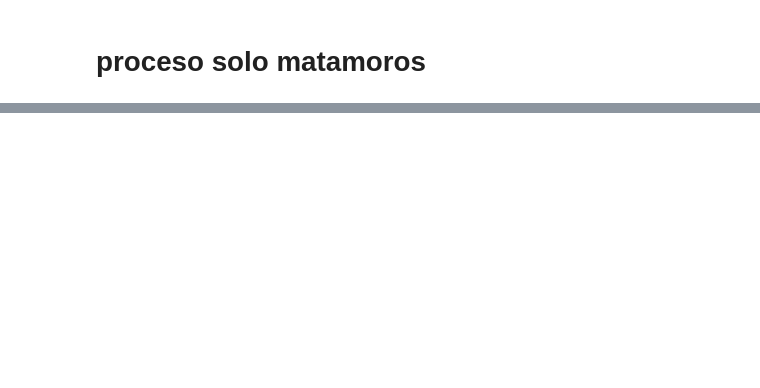
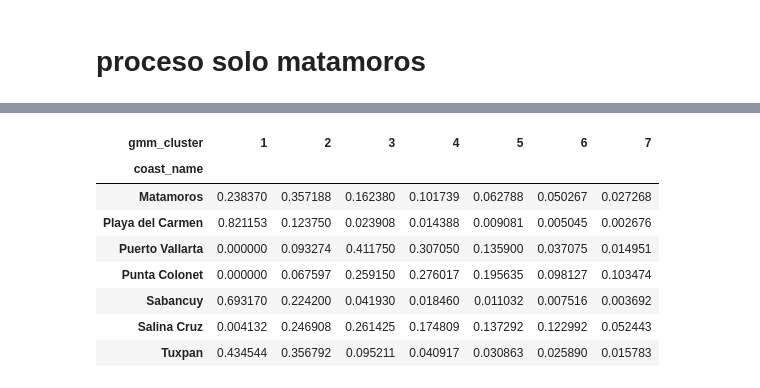
Before and after one commit to JeremyAlexis132/CienciaDeDatos, a Jupyter notebook: code/ML/wave_classifier/wave_classifier.ipynb, the cells around one changed output, grey strips where cells are left out. Cells and saved outputs as stored; diff of their text form; code cells hidden in the pictures; blank space fills up the shorter version.

```diff
--- a/code/ML/wave_classifier/wave_classifier.ipynb
+++ b/code/ML/wave_classifier/wave_classifier.ipynb
@@ -345,0 +453,19 @@ px.line(cluster_month).show()
+# %%
+data = (
+        spark.sql(
+            f"""
+                SELECT coast_name, datetime, {', '.join(set(MODEL_FEATURES + EXTREME_FEATURES))},
+                CONCAT(coast_name, '_', DATE_FORMAT(datetime, 'yyyyMM')) AS coast_year_month
+                FROM cor_{ambiente}.silver.swell_metrics
+                WHERE YEAR(datetime) % {EVERY_N_YEARS} = 0
+            """
+        )
+    )
+coast_year_month_dict = {row.coast_year_month: PORCENTAJE_SAMPLE_DATA_MONTH for row in data.select('coast_year_month').distinct().collect()}
+df = (
+        data
+        .sampleBy('coast_year_month', fractions=coast_year_month_dict, seed=RANDOM_SEED)
+        .drop('coast_year_month')
+    ).toPandas()
+# %%
+df_train, df_test = clasificar_gmm(df)
@@ -345,0 +490,12 @@ px.line(cluster_month).show()
+# %%
+df_test.groupby('coast_name')['gmm_cluster'].value_counts(normalize=True).unstack(fill_value=0)
+# %% [output]
+| gmm_cluster | 1 | 2 | 3 | 4 | 5 | 6 | 7 |
+| coast_name |  |  |  |  |  |  |  |
+| Matamoros | 0.238370 | 0.357188 | 0.162380 | 0.101739 | 0.062788 | 0.050267 | 0.027268 |
+| Playa del Carmen | 0.821153 | 0.123750 | 0.023908 | 0.014388 | 0.009081 | 0.005045 | 0.002676 |
+| Puerto Vallarta | 0.000000 | 0.093274 | 0.411750 | 0.307050 | 0.135900 | 0.037075 | 0.014951 |
+| Punta Colonet | 0.000000 | 0.067597 | 0.259150 | 0.276017 | 0.195635 | 0.098127 | 0.103474 |
+| Sabancuy | 0.693170 | 0.224200 | 0.041930 | 0.018460 | 0.011032 | 0.007516 | 0.003692 |
+| Salina Cruz | 0.004132 | 0.246908 | 0.261425 | 0.174809 | 0.137292 | 0.122992 | 0.052443 |
+| Tuxpan | 0.434544 | 0.356792 | 0.095211 | 0.040917 | 0.030863 | 0.025890 | 0.015783 |
```
Also changed, not shown: parts of 9 cells of this notebook, 4 other files.
